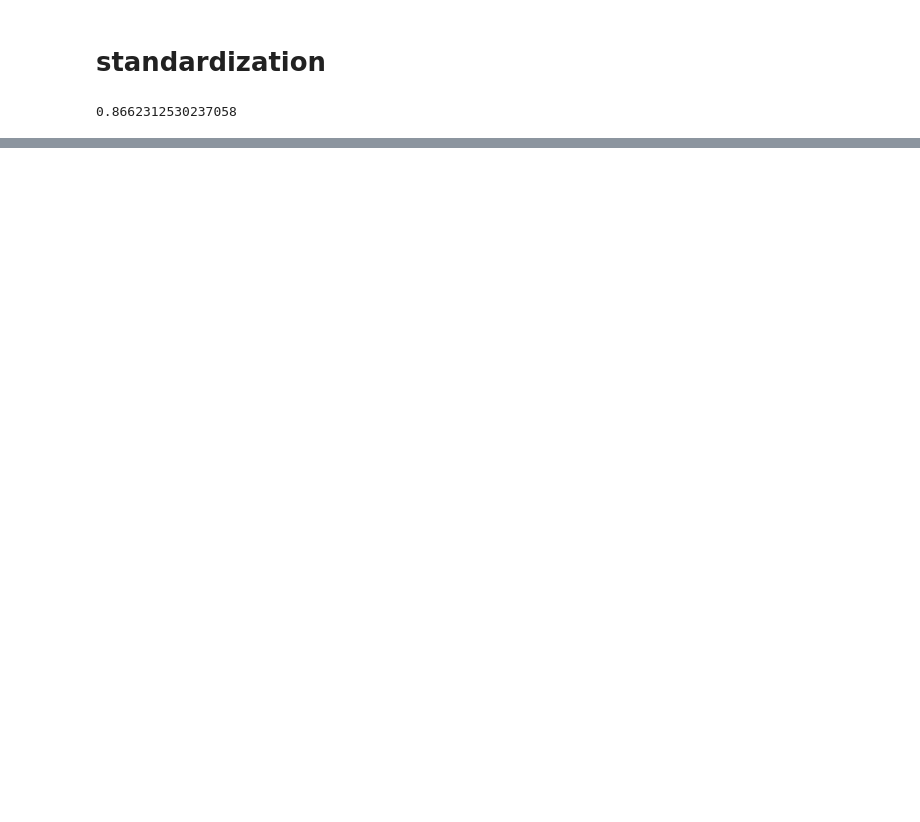
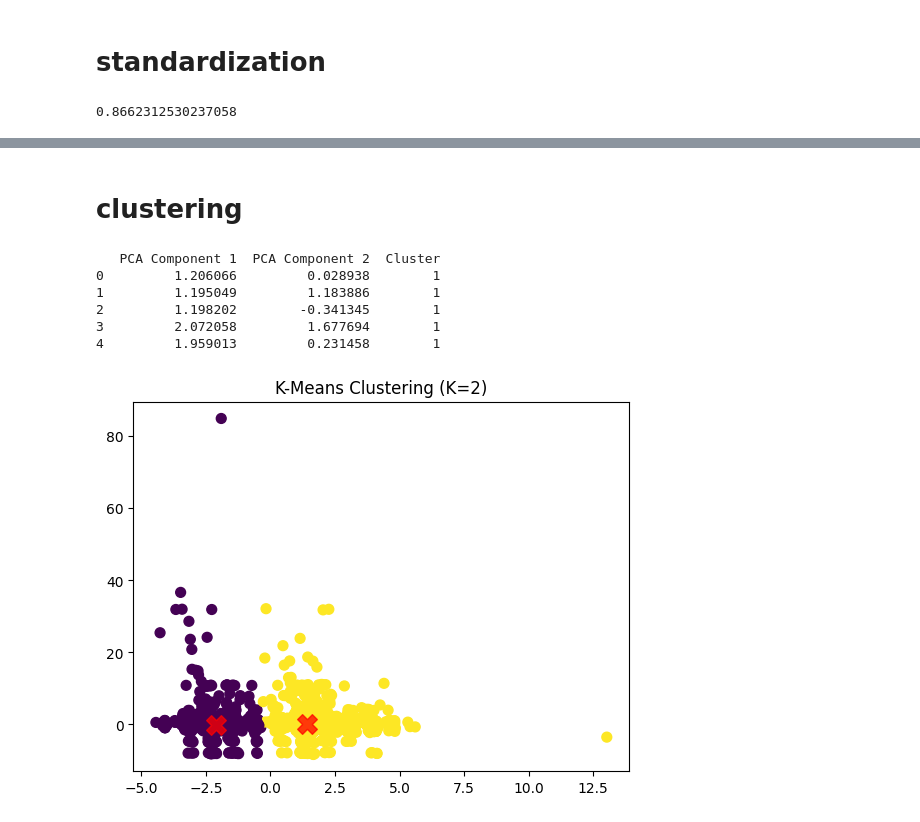
Before and after one commit to Suchada2000/MY-WORK, a Jupyter notebook: Untitled34.ipynb, the cells around one changed output, grey strips where cells are left out. Saved outputs shown, nothing was run; the diff lists cells and outputs as text; code cells hidden in the pictures; blank space fills up the shorter version.

```diff
--- a/Untitled34.ipynb
+++ b/Untitled34.ipynb
@@ -229,0 +322,45 @@ print(pipe.score(X_test_encoded, y_test))
+# %% [markdown]
+# clustering
+# %%
+import numpy as np
+import pandas as pd
+import matplotlib.pyplot as plt
+from sklearn.cluster import KMeans
+from sklearn.decomposition import PCA
+
+# Assuming X_scaled_df_non_fraud is your dataset
+# Perform PCA to reduce dimensions to 2 for visualization
+pca = PCA(n_components=2)
+X_scaled_df_non_fraud_pca = pca.fit_transform(X_scaled_df_non_fraud)
+
+# Apply KMeans clustering with 2 clusters
+kmeans = KMeans(n_clusters=2, init='k-means++', random_state=0)
+y_kmeans = kmeans.fit_predict(X_scaled_df_non_fraud_pca)
+
+# Create a DataFrame to store the results
+df = pd.DataFrame(X_scaled_df_non_fraud_pca, columns=['PCA Component 1', 'PCA Component 2'])
+df['Cluster'] = y_kmeans  # Add cluster labels
+
+# Save the DataFrame to an Excel file
+output_file = 'kmeans_clusters.xlsx'
+df.to_excel(output_file, index=False)
+
+# Print the first few rows of the DataFrame
+print(df.head())
+
+# Plot the clustering results
+plt.scatter(X_scaled_df_non_fraud_pca[:, 0], X_scaled_df_non_fraud_pca[:, 1], c=y_kmeans, s=50, cmap='viridis')
+
+# Mark the centroids of the clusters
+centers = kmeans.cluster_centers_
+plt.scatter(centers[:, 0], centers[:, 1], c='red', s=200, alpha=0.75, marker='X')
+plt.title("K-Means Clustering (K=2)")
+plt.show()
+# %% [output]
+   PCA Component 1  PCA Component 2  Cluster
+0         1.206066         0.028938        1
+1         1.195049         1.183886        1
+2         1.198202        -0.341345        1
+3         2.072058         1.677694        1
+4         1.959013         0.231458        1
+[figure, added]
```
Also changed, not shown: parts of 18 cells of this notebook.
